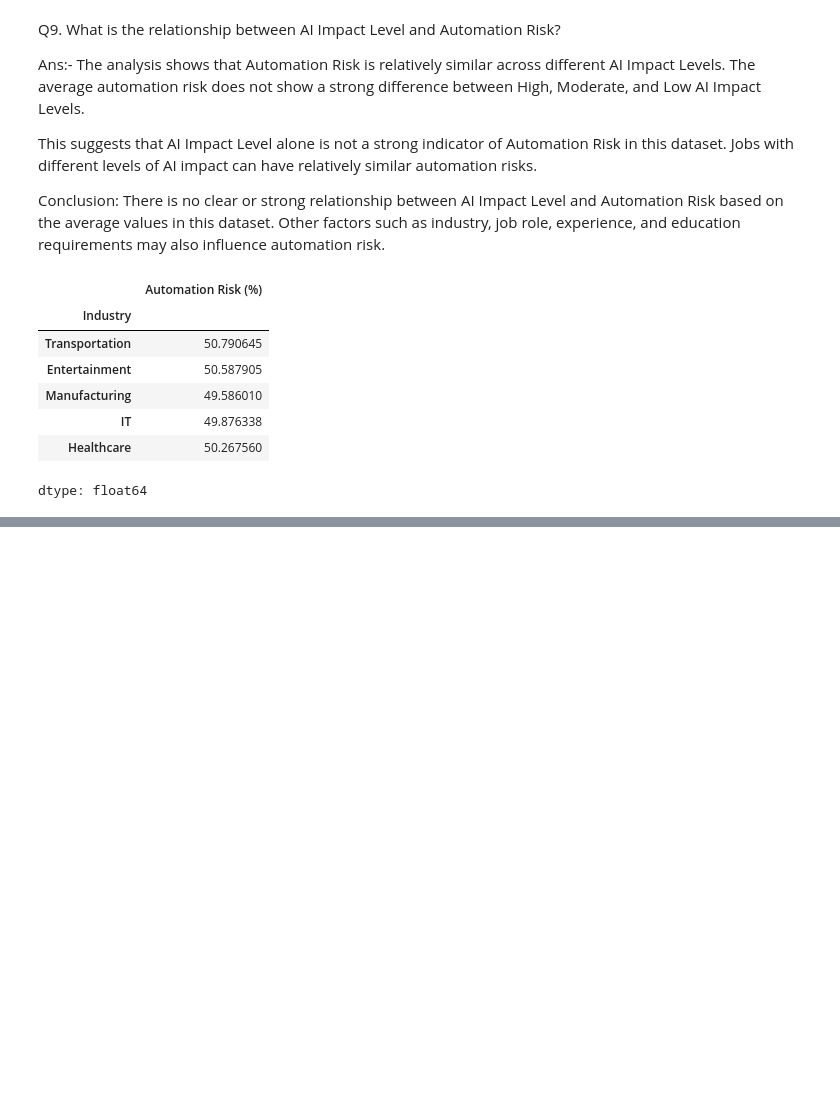
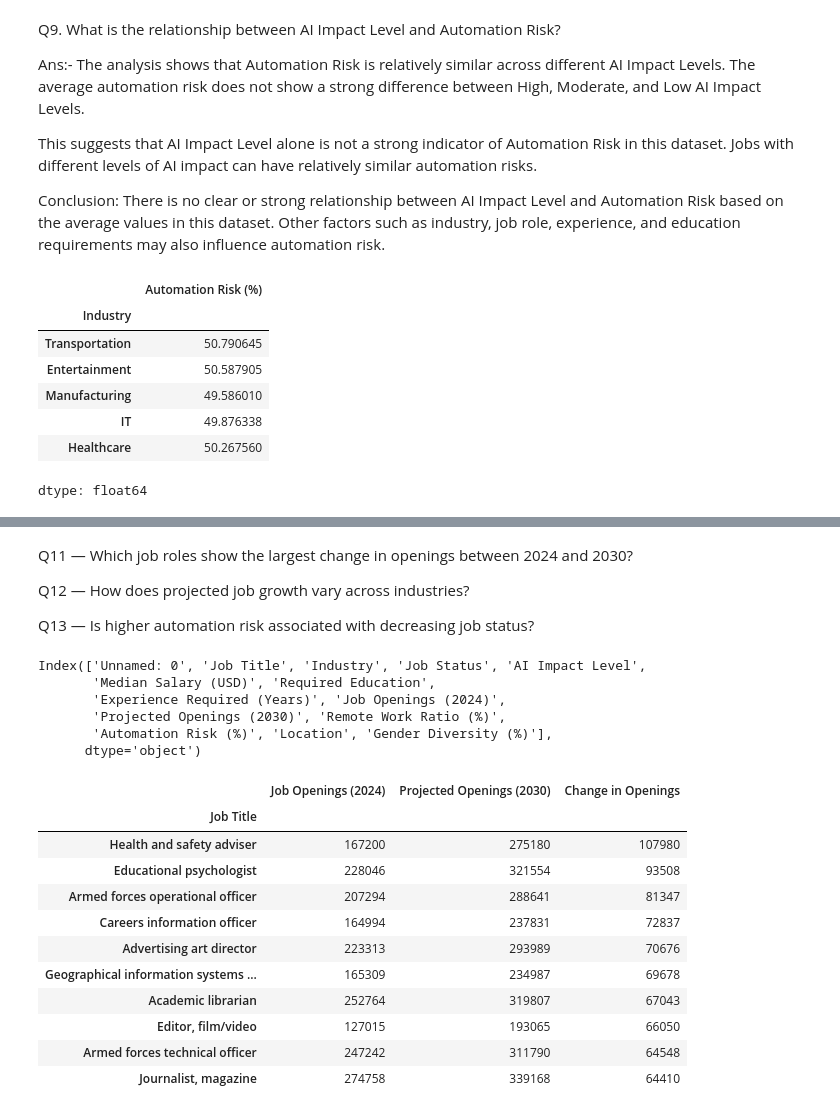
Before and after one commit to AJ0043/AI-Future-of-Jobs-Intelligence-Platform, a Jupyter notebook: AI_Adoption_&_Growth_Analysis.ipynb, the cells around one changed output, grey strips where cells are left out. Drawn from its saved outputs; the diff is of its cells as text; code cells hidden in the pictures; blank space fills up the shorter version.

```diff
--- a/AI_Adoption_&_Growth_Analysis.ipynb
+++ b/AI_Adoption_&_Growth_Analysis.ipynb
@@ -1919,0 +2021,40 @@ dtype: float64
+# %% [markdown]
+Q11 — Which job roles show the largest change in openings between 2024 and 2030?
+
+Q12 — How does projected job growth vary across industries?
+
+Q13 — Is higher automation risk associated with decreasing job status?
+# %%
+EDA_ai_data.columns
+# %% [output]
+Index(['Unnamed: 0', 'Job Title', 'Industry', 'Job Status', 'AI Impact Level',
+       'Median Salary (USD)', 'Required Education',
+       'Experience Required (Years)', 'Job Openings (2024)',
+       'Projected Openings (2030)', 'Remote Work Ratio (%)',
+       'Automation Risk (%)', 'Location', 'Gender Diversity (%)'],
+      dtype='object')
+# %%
+# Q11 — Which job roles show the largest change in openings between 2024 and 2030?
+q11_data = (
+    EDA_ai_data
+    .groupby("Job Title")[["Job Openings (2024)","Projected Openings (2030)"]].sum())
+
+q11_data["Change in Openings"] =
+(q11_data["Projected Openings (2030)"]- q11_data["Job Openings (2024)"])
+
+q11_data = q11_data.sort_values("Change in Openings",ascending=False)
+
+q11_data.head(10)
+# %% [output]
+|  | Job Openings (2024) | Projected Openings (2030) | Change in Openings |
+| Job Title |  |  |  |
+| Health and safety adviser | 167200 | 275180 | 107980 |
+| Educational psychologist | 228046 | 321554 | 93508 |
+| Armed forces operational officer | 207294 | 288641 | 81347 |
+| Careers information officer | 164994 | 237831 | 72837 |
+| Advertising art director | 223313 | 293989 | 70676 |
+| Geographical information systems ... | 165309 | 234987 | 69678 |
+| Academic librarian | 252764 | 319807 | 67043 |
+| Editor, film/video | 127015 | 193065 | 66050 |
+| Armed forces technical officer | 247242 | 311790 | 64548 |
+| Journalist, magazine | 274758 | 339168 | 64410 |
```
Also changed, not shown: parts of 9 cells of this notebook.
